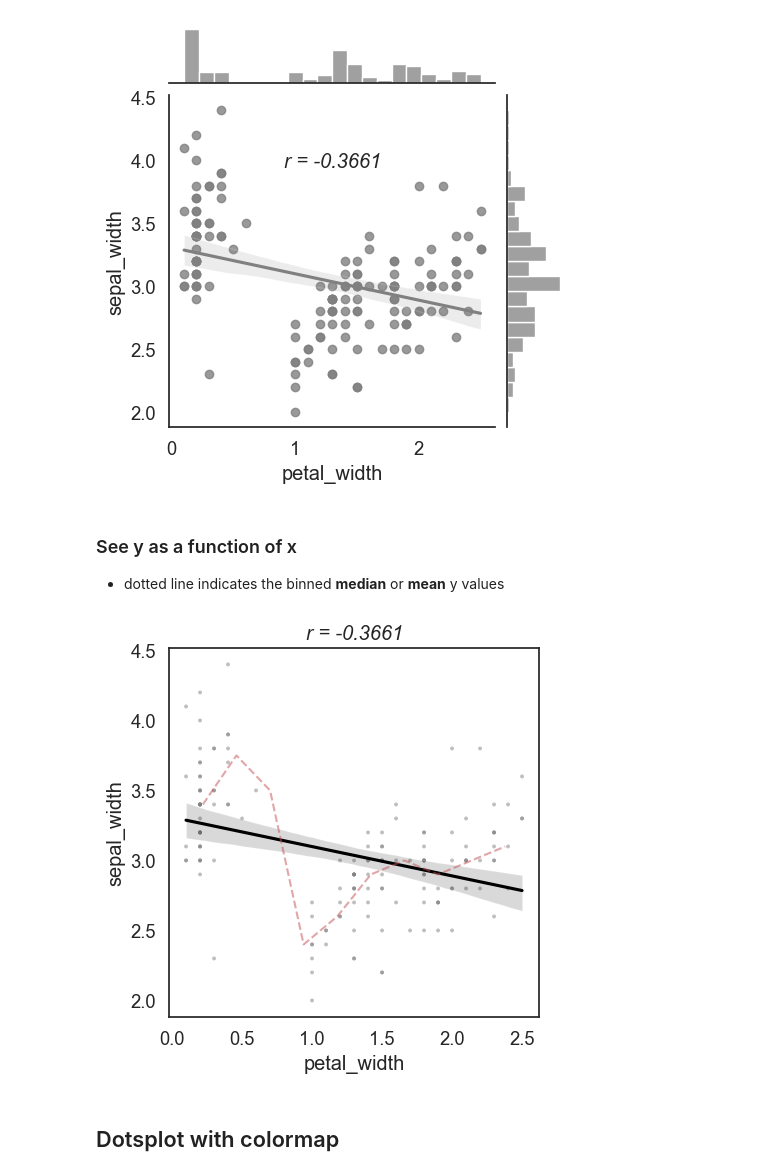
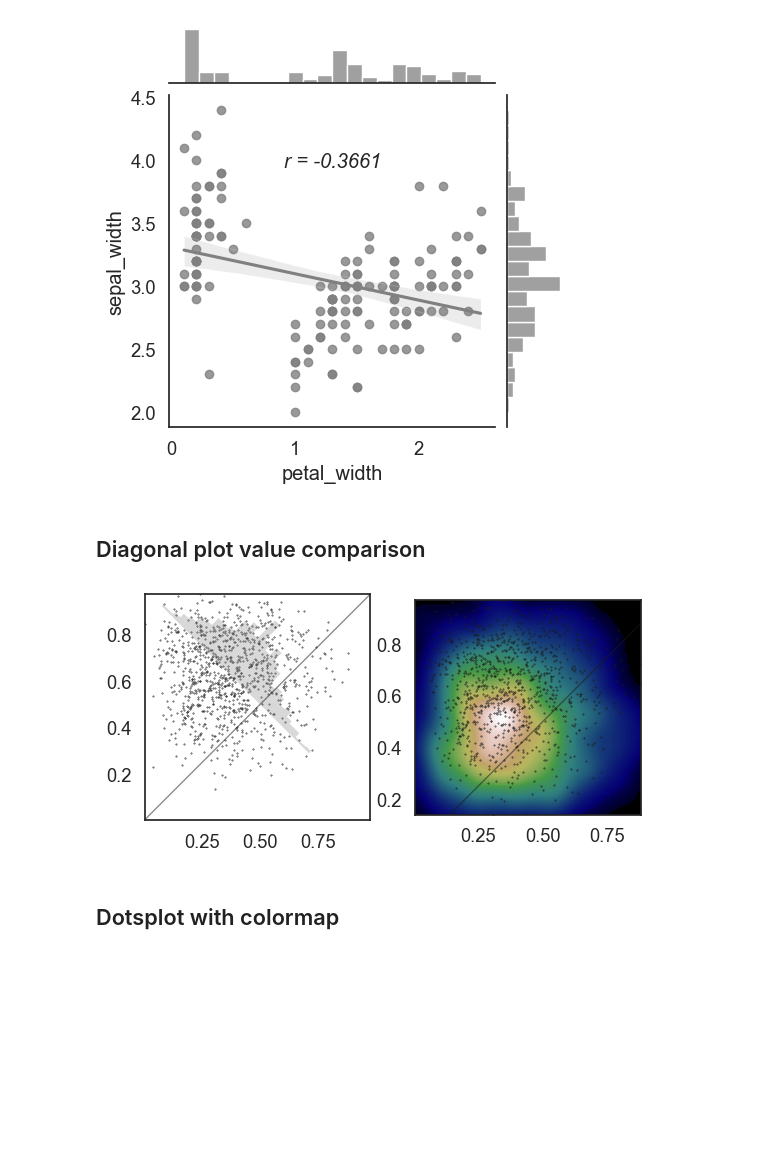
Before and after one commit to ytsimon2004/neuralib, a Jupyter notebook: doc/source/notebooks/example_neuralib_plot.ipynb, the cells around one changed output. Saved outputs shown, nothing was run; the diff lists cells and outputs as text; code cells hidden in the pictures; blank space fills up the shorter version.

```diff
--- a/doc/source/notebooks/example_neuralib_plot.ipynb
+++ b/doc/source/notebooks/example_neuralib_plot.ipynb
@@ -61,13 +58,19 @@ scatter_histogram(x, y, linear_reg=True, bins=20)
 # %% [output]
 [figure]
-# %% [markdown]
-### See y as a function of x
-- dotted line indicates the binned **median** or **mean** y values
-# %%
-_, ax = plt.subplots()
-scatter_binx_plot(ax=ax, x=x, y=y, bins=10, bin_func='median')
-# %% [output]
-[figure, removed]
+# %% [markdown]
+## Diagonal plot value comparison
+# %%
+N = 1000
+
+# create higher density with bias distribution
+x = np.random.beta(a=3, b=5, size=N)
+y = np.random.beta(a=5, b=3, size=N)
+
+_, ax = plt.subplots(1, 2)
+diag_histplot(x, y, ax=ax[0])  # with histogram
+diag_heatmap(x, y, ax=ax[1])  # with heatmap
+# %% [output]
+[figure, added]
 # %% [markdown]
 ## Dotsplot with colormap
 # %%
```
Also changed, not shown: parts of 7 cells of this notebook, 1 other file.
